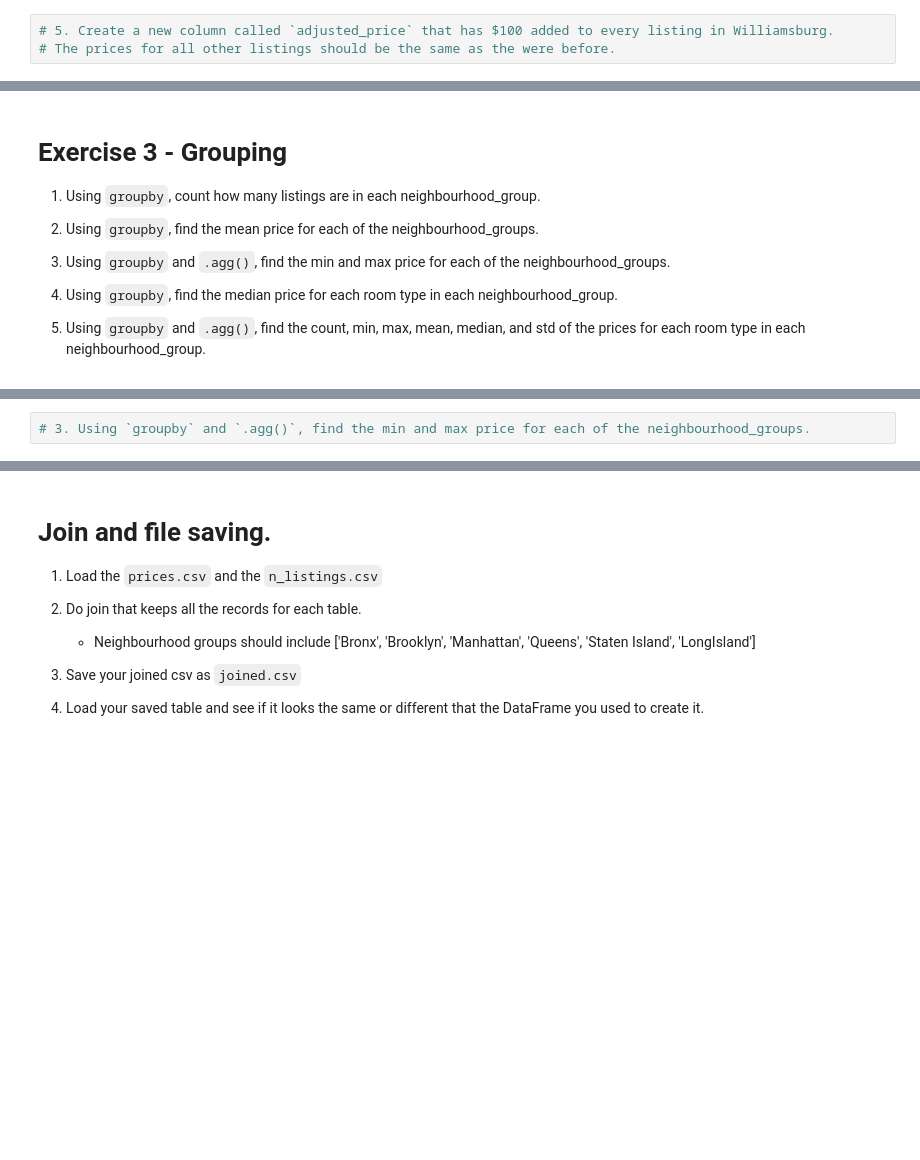
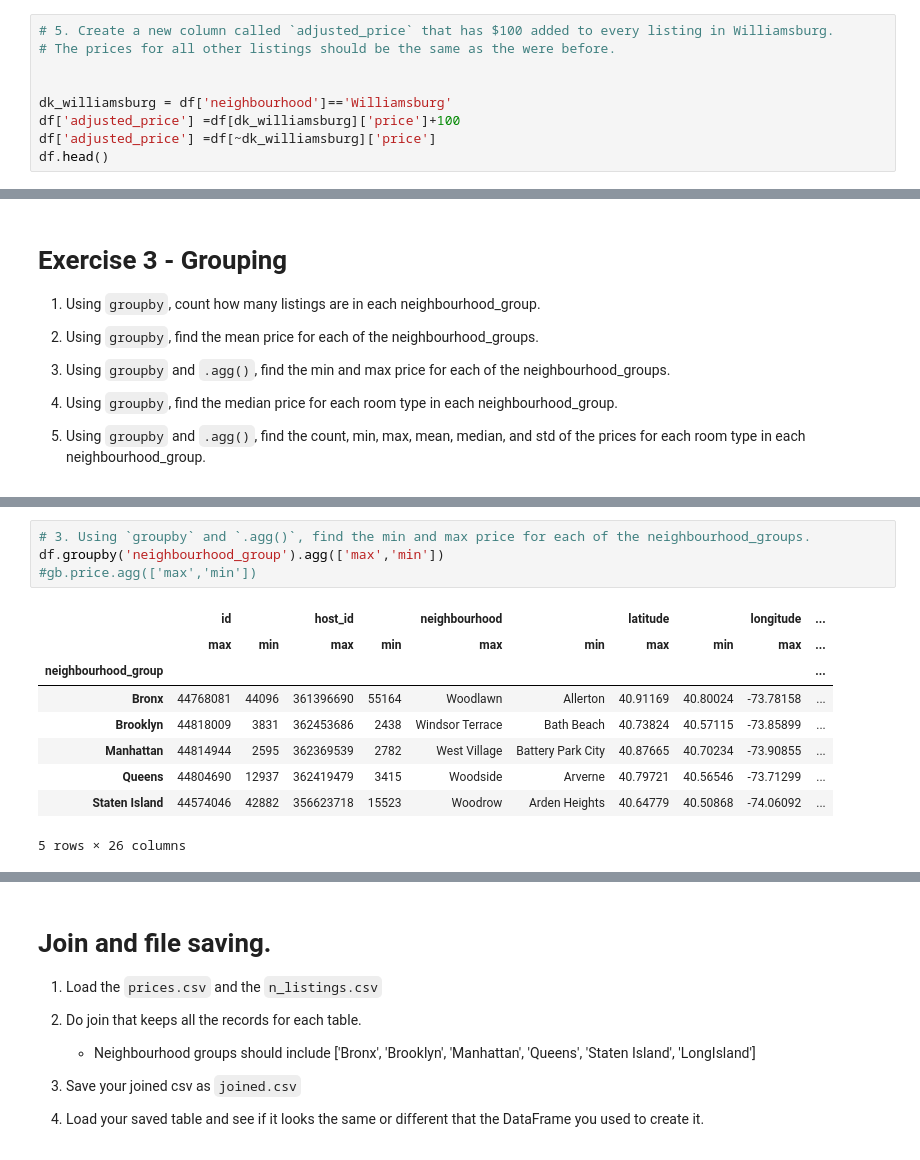
Before and after one commit to SamuelObregon1/2021-fall-data-science, a Jupyter notebook: Week-01-Pandas/Exercise.ipynb, the cells around one changed output, grey strips where cells are left out. Drawn from its saved outputs; the diff is of its cells as text; blank space fills up the shorter version.

```diff
--- a/Week-01-Pandas/Exercise.ipynb
+++ b/Week-01-Pandas/Exercise.ipynb
@@ -120,3 +120,9 @@ df[Selected_Names]
 # %%
 # 5. Create a new column called `adjusted_price` that has $100 added to every listing in Williamsburg.
 # The prices for all other listings should be the same as the were before.
+
+
+dk_williamsburg = df['neighbourhood']=='Williamsburg'
+df['adjusted_price'] =df[dk_williamsburg]['price']+100
+df['adjusted_price'] =df[~dk_williamsburg]['price']
+df.head()
@@ -145,4 +188,16 @@ df[Selected_Names]
 # %%
 # 3. Using `groupby` and `.agg()`, find the min and max price for each of the neighbourhood_groups.
+df.groupby('neighbourhood_group').agg(['max','min'])
+#gb.price.agg(['max','min'])
+# %% [output]
+|  | id |  | host_id |  | neighbourhood |  | latitude |  | longitude | ... |
+|  | max | min | max | min | max | min | max | min | max | ... |
+| neighbourhood_group |  |  |  |  |  |  |  |  |  | ... |
+| Bronx | 44768081 | 44096 | 361396690 | 55164 | Woodlawn | Allerton | 40.91169 | 40.80024 | -73.78158 | ... |
+| Brooklyn | 44818009 | 3831 | 362453686 | 2438 | Windsor Terrace | Bath Beach | 40.73824 | 40.57115 | -73.85899 | ... |
+| Manhattan | 44814944 | 2595 | 362369539 | 2782 | West Village | Battery Park City | 40.87665 | 40.70234 | -73.90855 | ... |
+| Queens | 44804690 | 12937 | 362419479 | 3415 | Woodside | Arverne | 40.79721 | 40.56546 | -73.71299 | ... |
+| Staten Island | 44574046 | 42882 | 356623718 | 15523 | Woodrow | Arden Heights | 40.64779 | 40.50868 | -74.06092 | ... |
+5 rows × 26 columns
 # %%
 # 4. Using `groupby`, find the mean price for each room type in each neighbourhood_group.
```
Also changed, not shown: parts of 13 cells of this notebook, 1 other file.
